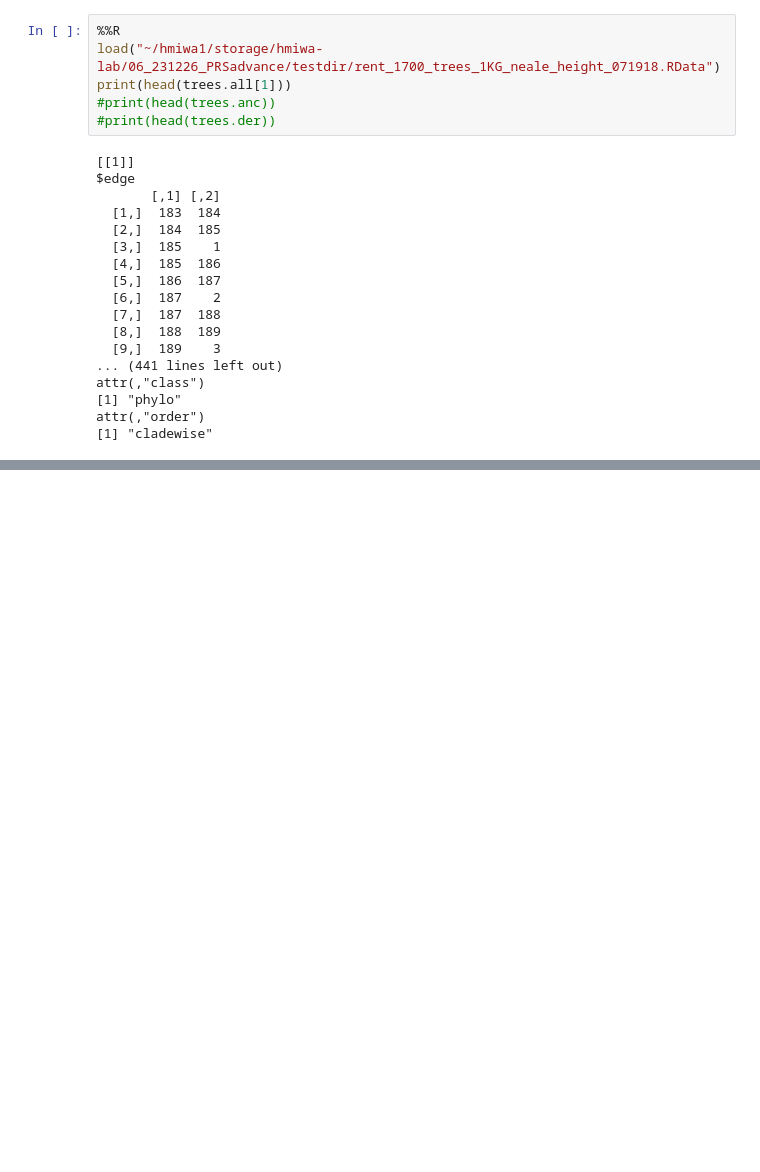
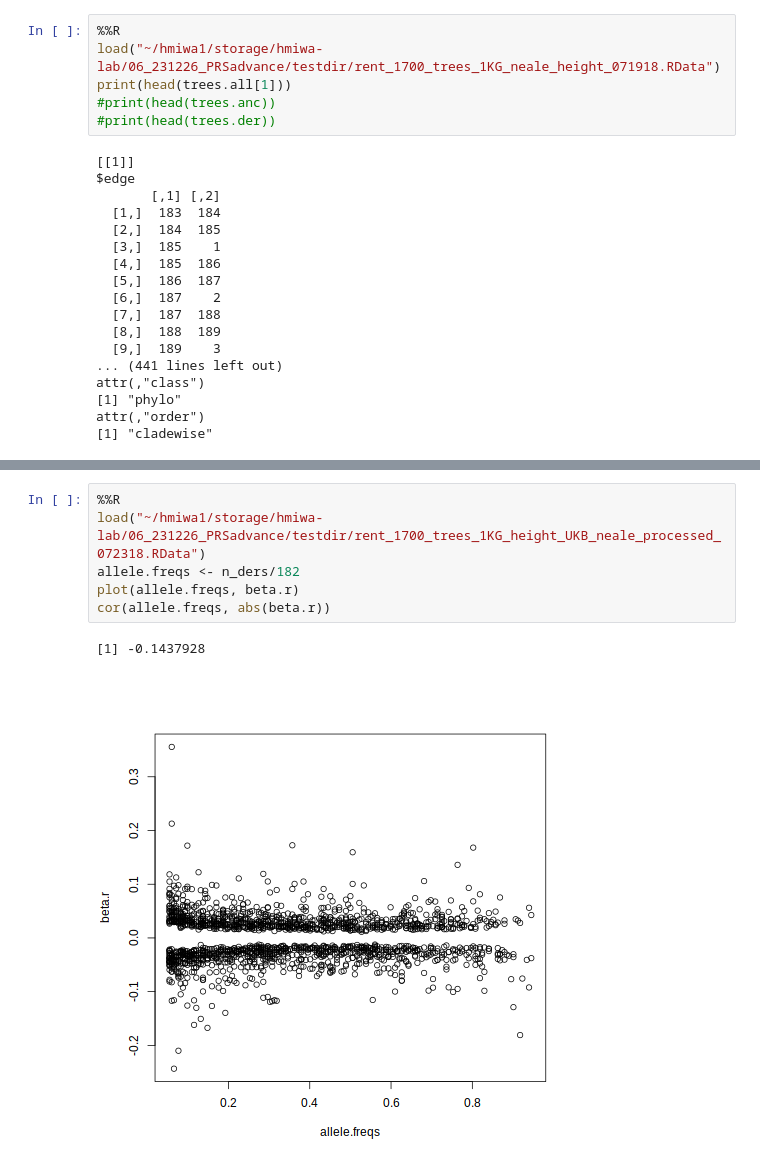
Before and after one commit to humgendiv/hmiwa-lab, a Jupyter notebook: d_20231023/06_231226_PRSadvance/EdgeCoop2019B.ipynb, the cells around one changed output, grey strips where cells are left out. Saved outputs shown, nothing was run; the diff lists cells and outputs as text; blank space fills up the shorter version.

Commit message:
[update] learning how to estimate freq traj

```diff
--- a/d_20231023/06_231226_PRSadvance/EdgeCoop2019B.ipynb
+++ b/d_20231023/06_231226_PRSadvance/EdgeCoop2019B.ipynb
@@ -975,0 +988,9 @@ attr(,"order")
+# %%
+%%R
+load("~/hmiwa1/storage/hmiwa-lab/06_231226_PRSadvance/testdir/rent_1700_trees_1KG_height_UKB_neale_processed_072318.RData")
+allele.freqs <- n_ders/182
+plot(allele.freqs, beta.r)
+cor(allele.freqs, abs(beta.r))
+# %% [output]
+[1] -0.1437928
+[figure, added]
```
Also changed, not shown: parts of 3 cells of this notebook.
